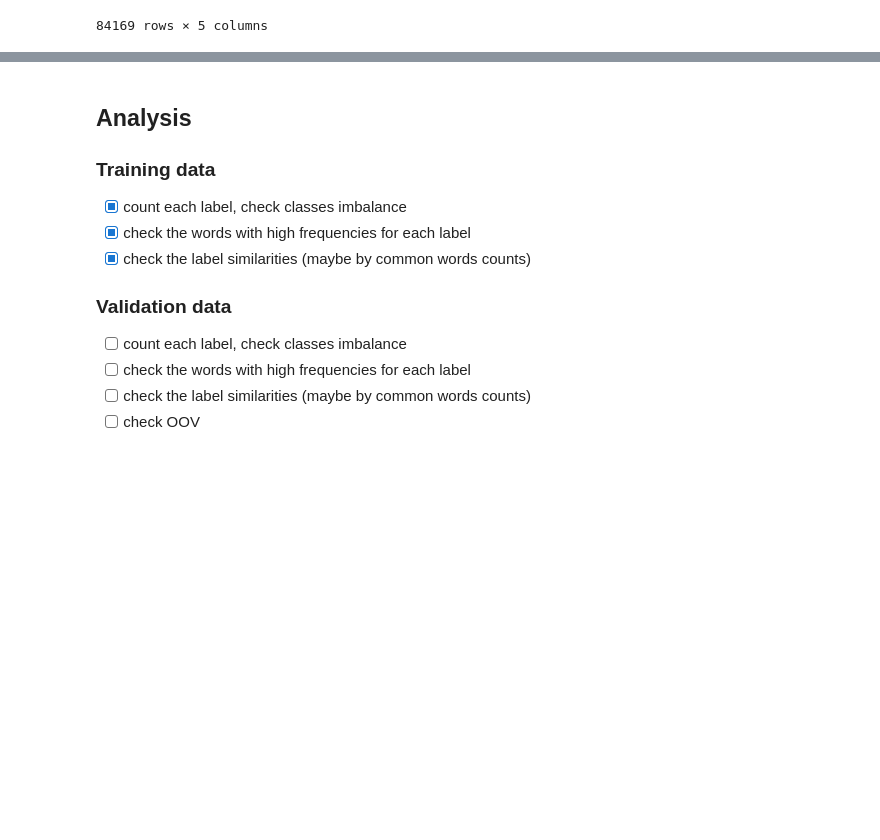
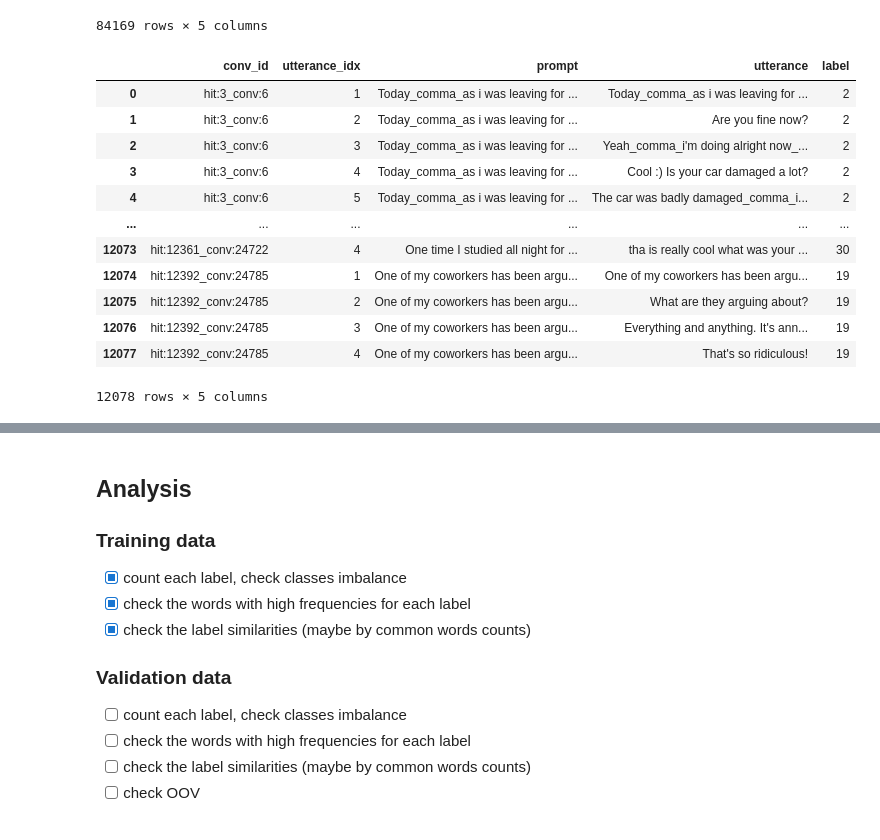
Before and after one commit to SharpKoi/nycu-nlp-final-2022, a Jupyter notebook: EDA.ipynb, the cells around one changed output, grey strips where cells are left out. Saved outputs shown, nothing was run; the diff lists cells and outputs as text; code cells hidden in the pictures; blank space fills up the shorter version.

```diff
--- a/EDA.ipynb
+++ b/EDA.ipynb
@@ -31,3 +38,19 @@ traindf
 | 84167 | hit:12424_conv:24849 | 3 | I woke up this morning to my wife... | It is soooo awesome. We have been... | 9 |
 | 84168 | hit:12424_conv:24849 | 4 | I woke up this morning to my wife... | That is awesome!!!! Congratulations! | 9 |
 84169 rows × 5 columns
+# %%
+validdf
+# %% [output]
+|  | conv_id | utterance_idx | prompt | utterance | label |
+| 0 | hit:3_conv:6 | 1 | Today_comma_as i was leaving for ... | Today_comma_as i was leaving for ... | 2 |
+| 1 | hit:3_conv:6 | 2 | Today_comma_as i was leaving for ... | Are you fine now? | 2 |
+| 2 | hit:3_conv:6 | 3 | Today_comma_as i was leaving for ... | Yeah_comma_i'm doing alright now_... | 2 |
+| 3 | hit:3_conv:6 | 4 | Today_comma_as i was leaving for ... | Cool :) Is your car damaged a lot? | 2 |
+| 4 | hit:3_conv:6 | 5 | Today_comma_as i was leaving for ... | The car was badly damaged_comma_i... | 2 |
+| ... | ... | ... | ... | ... | ... |
+| 12073 | hit:12361_conv:24722 | 4 | One time I studied all night for ... | tha is really cool what was your ... | 30 |
+| 12074 | hit:12392_conv:24785 | 1 | One of my coworkers has been argu... | One of my coworkers has been argu... | 19 |
+| 12075 | hit:12392_conv:24785 | 2 | One of my coworkers has been argu... | What are they arguing about? | 19 |
+| 12076 | hit:12392_conv:24785 | 3 | One of my coworkers has been argu... | Everything and anything. It's ann... | 19 |
+| 12077 | hit:12392_conv:24785 | 4 | One of my coworkers has been argu... | That's so ridiculous! | 19 |
+12078 rows × 5 columns
```
Also changed, not shown: parts of 19 cells of this notebook, 3 other files.
